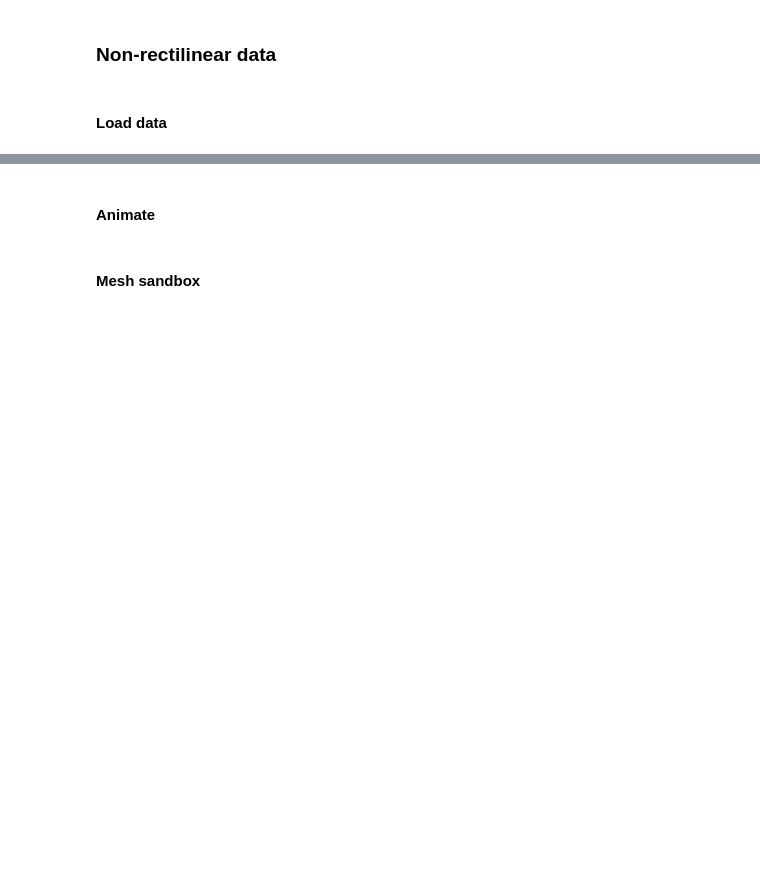
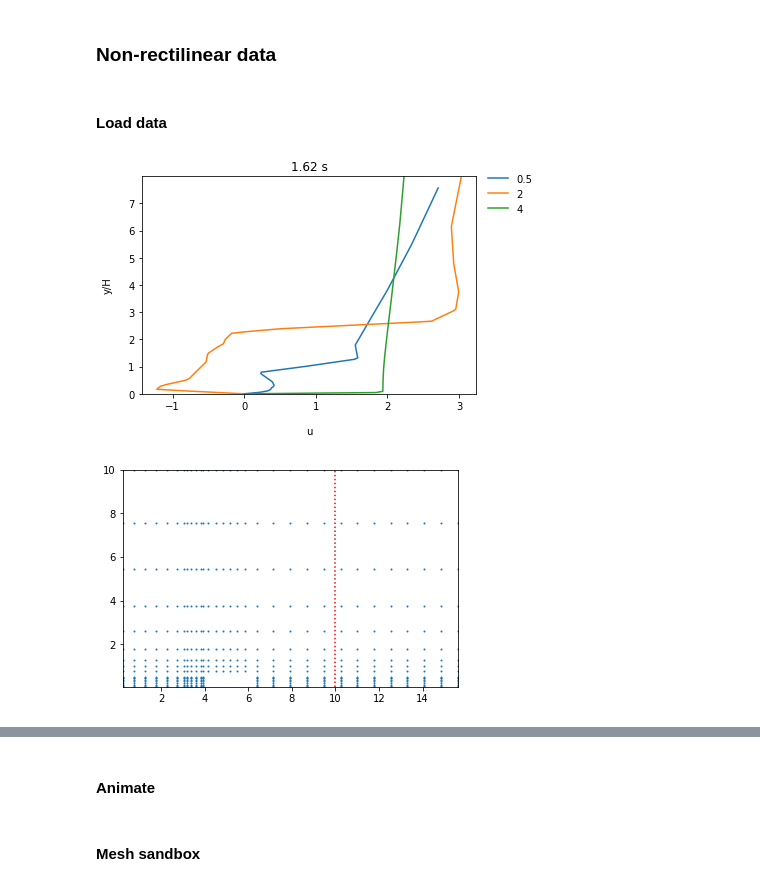
Before and after one commit to mr-gabrielrios/me_i4600, a Jupyter notebook: project_analysis.ipynb, the cells around one changed output, grey strips where cells are left out. Saved outputs shown, nothing was run; the diff lists cells and outputs as text; code cells hidden in the pictures; blank space fills up the shorter version.

```diff
--- a/project_analysis.ipynb
+++ b/project_analysis.ipynb
@@ -282,9 +294,7 @@ ax.set_aspect('equal')
 # %% [markdown]
 #### Load data
 # %%
-def load_data_nonrectilinear(project, dirname='/Users/gabriel/Nek5000/run'):
-    # Define directory name
-    dirname = '/Users/gabriel/Nek5000/run/{0}'.format(project)
+def load_data_nonrectilinear(dirname):
     # Trial file
     files = [os.path.join(dirname, file) for file in os.listdir(dirname) if '.f0' in file]
     # Read dataset into a list
@@ -380,0 +470,42 @@ data = processor_nonrectilinear(ds)
+# %%
+def data_vis(data, cases=None, param='u', times=None, x_pos=None):
+
+    fig, ax = plt.subplots()
+
+    for case in cases:
+
+        ds = data[case][0]
+
+        # Get x-position closest to the one specified by 'x_pos'
+        x_idx = (np.abs(ds.x.values - x_pos)).argmin()
+
+        # Pick timesteps to evaluate data at
+        if times == None:
+            times = [math.floor(t) for t in np.linspace(0, len(ds.time)-1, 5)]
+
+        # Pick horizontal position
+        x_val = ds['x'].isel(x=x_idx).values
+        # Get building height
+        H = data[case][1]
+
+        for time in times:
+            ax.plot(ds[param].isel(time=time, x=x_idx).T,
+                    ds.y,
+                    label=H)
+
+        # Axis formatting
+        ax.set_title('{0:.2f} s'.format(ds.time.values[time]))
+        ax.set_ylim([ds.y.min(), ds.y.max()])
+        ax.set_xlabel(param, labelpad=15)
+        ax.set_ylabel('y/H', labelpad=15)
+
+    fig.legend(bbox_to_anchor=(1.05, 0.92), frameon=False)
+
+    mesh_case = 'set_1/config_1'
+    mesh_check(mesh_case, x_pos=x_pos)
+# %%
+cases = ['set_1-config_1', 'set_1-config_2', 'set_1-config_3']
+data_vis(data, cases=cases, times=[80], x_pos=10, param='u')
+# %% [output]
+[figure, added]
+[figure, added]
```
Also changed, not shown: parts of 12 cells of this notebook.
